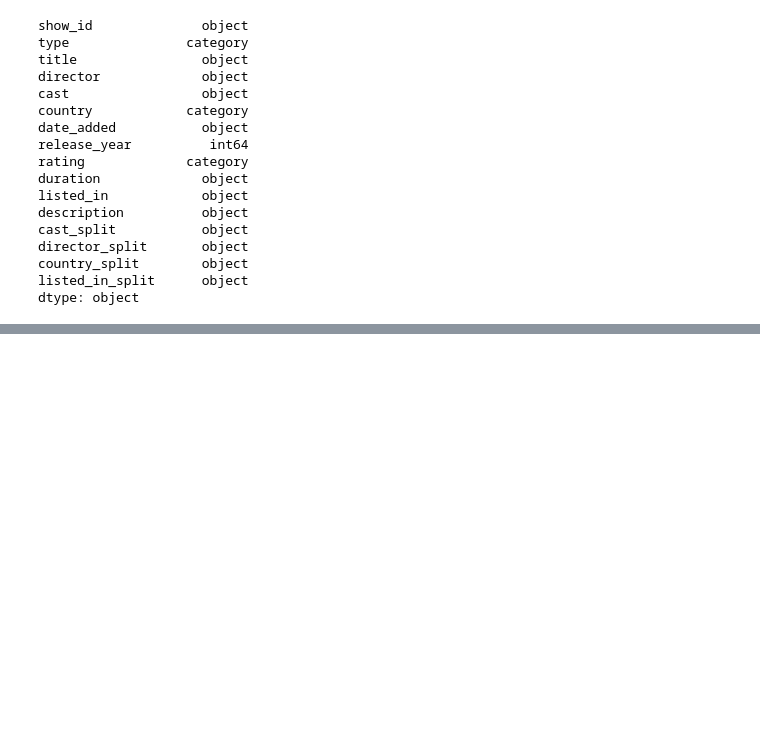
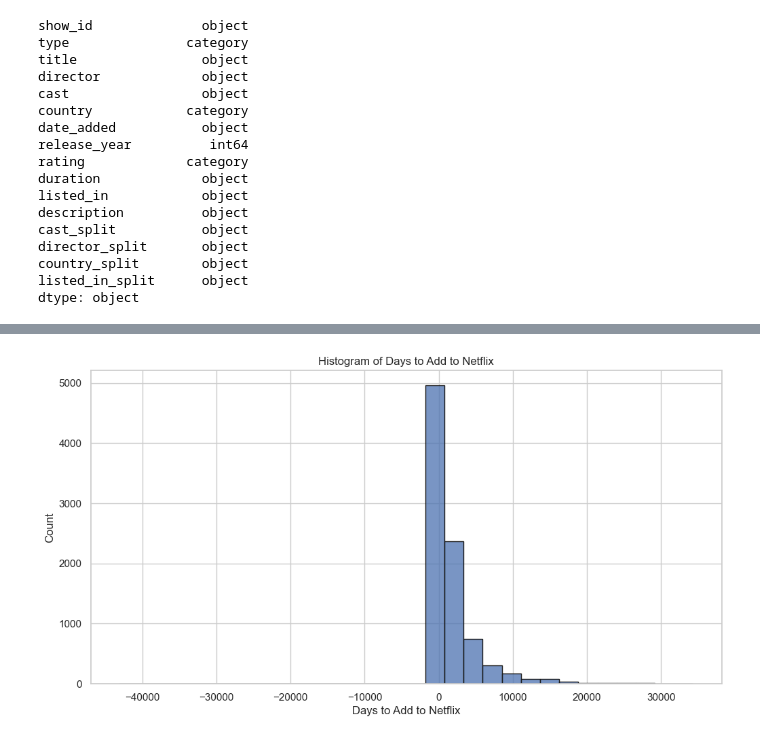
Before and after one commit to hemalatham236/Netflix--Data-Exploration-and-Visualisation, a Jupyter notebook: Netflix_Data_Exploration_and_Visualisation.ipynb, the cells around one changed output, grey strips where cells are left out. Cells and saved outputs as stored; diff of their text form; code cells hidden in the pictures; blank space fills up the shorter version.

```diff
--- a/Netflix_Data_Exploration_and_Visualisation.ipynb
+++ b/Netflix_Data_Exploration_and_Visualisation.ipynb
@@ -372,0 +563,11 @@ df
+# %%
+# Histogram for days_to_add
+plt.figure(figsize=(12, 6))
+sns.histplot(df1['days_to_add'], bins=30,edgecolor='k')
+plt.title('Histogram of Days to Add to Netflix')
+plt.xlabel('Days to Add to Netflix')
+plt.ylabel('Count')
+plt.grid(True)
+plt.show()
+# %% [output]
+[figure, added]
```
Also changed, not shown: parts of 41 cells of this notebook.
